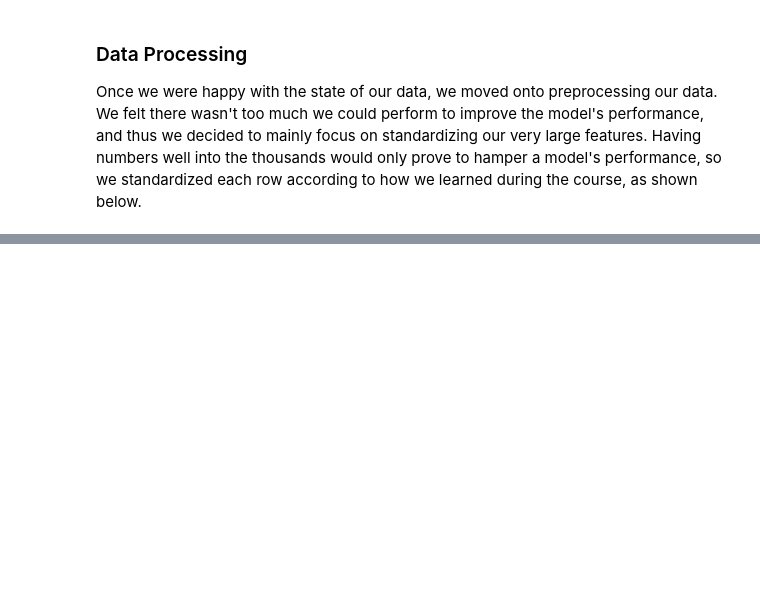
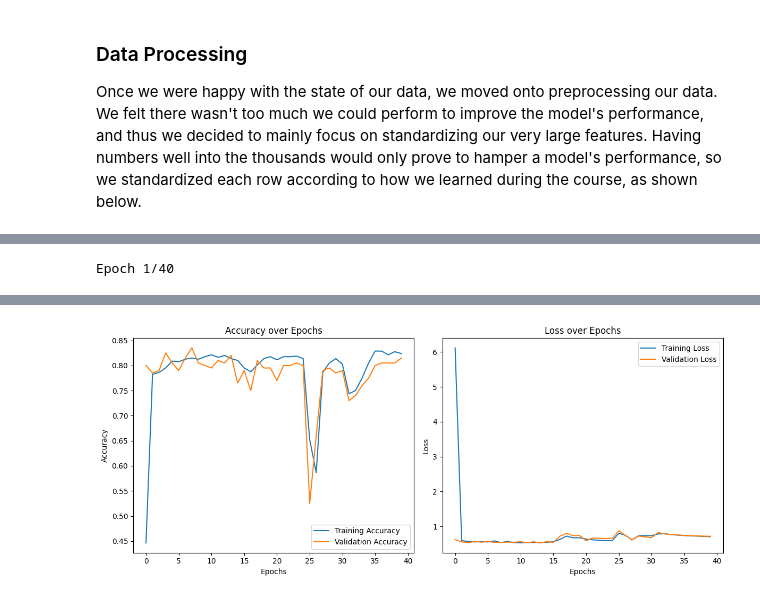
Before and after one commit to Andy-Borch/Efficient-Algorithm-Predictor, a Jupyter notebook: report.ipynb, the cells around one changed output, grey strips where cells are left out. Cells and saved outputs as stored; diff of their text form; code cells hidden in the pictures; blank space fills up the shorter version.

```diff
--- a/report.ipynb
+++ b/report.ipynb
@@ -306,0 +310,75 @@ features[:, 0:4] = standardized
+# %%
+import pandas as pd
+import numpy as np
+import tensorflow as tf
+from tensorflow.python import keras
+from keras.api.models import Sequential
+from keras.api.layers import Dense, Dropout
+from keras.api.optimizers import Adam
+from sklearn.model_selection import train_test_split
+from sklearn.preprocessing import LabelEncoder, StandardScaler
+from sklearn.metrics import classification_report, confusion_matrix
+import seaborn as sns
+import matplotlib.pyplot as plt
+
+df = pd.read_csv('./data/mock_timings.csv')
+
+features = ['Size', 'StandardDeviation', 'NumUnique']
+sorts = ['Sort1', 'Sort2', 'Sort3', 'Sort4', 'Sort5']
+
+df['BestSort'] = df[sorts].idxmin(axis=1)
+
+X = df[features]
+y = df['BestSort']
+
+encoder = LabelEncoder()
+y_encoded = encoder.fit_transform(y)
+
+X_train, X_test, y_train, y_test = train_test_split(X, y_encoded, test_size=0.2, random_state=42)
+
+scaler = StandardScaler()
+X_train_scaled = scaler.fit_transform(X_train)
+X_test_scaled = scaler.transform(X_test)
+
+model = Sequential([
+    Dense(128, input_dim=X_train_scaled.shape[1], activation='relu'),
+    Dense(64, activation='relu'),
+    Dense(32, activation='relu')
+])
+
+optimizer = Adam(learning_rate=0.001)
+model.compile(optimizer=optimizer, loss='sparse_categorical_crossentropy', metrics=['accuracy'])
+
+history = model.fit(X_train_scaled, y_train, epochs=40, batch_size=32, validation_data=(X_test_scaled, y_test))
+
+test_loss, test_accuracy = model.evaluate(X_test_scaled, y_test)
+print(f"Test Accuracy: {test_accuracy * 100:.2f}%")
+
+y_pred = model.predict(X_test_scaled)
+y_pred_classes = np.argmax(y_pred, axis=1)
+
+print("\nClassification Report:")
+print(classification_report(y_test, y_pred_classes, target_names=encoder.classes_))
+
+plt.figure(figsize=(12, 5))
+
+plt.subplot(1, 2, 1)
+plt.plot(history.history['accuracy'], label='Training Accuracy')
+plt.plot(history.history['val_accuracy'], label='Validation Accuracy')
+plt.title('Accuracy over Epochs')
+plt.xlabel('Epochs')
+plt.ylabel('Accuracy')
+plt.legend()
+
+plt.subplot(1, 2, 2)
+plt.plot(history.history['loss'], label='Training Loss')
+plt.plot(history.history['val_loss'], label='Validation Loss')
+plt.title('Loss over Epochs')
+plt.xlabel('Epochs')
+plt.ylabel('Loss')
+plt.legend()
+
+plt.tight_layout()
+plt.show()
+# %% [output]
+Epoch 1/40
@@ -306,0 +402 @@ features[:, 0:4] = standardized
+[figure, added]
```
Also changed, not shown: parts of 2 cells of this notebook.
